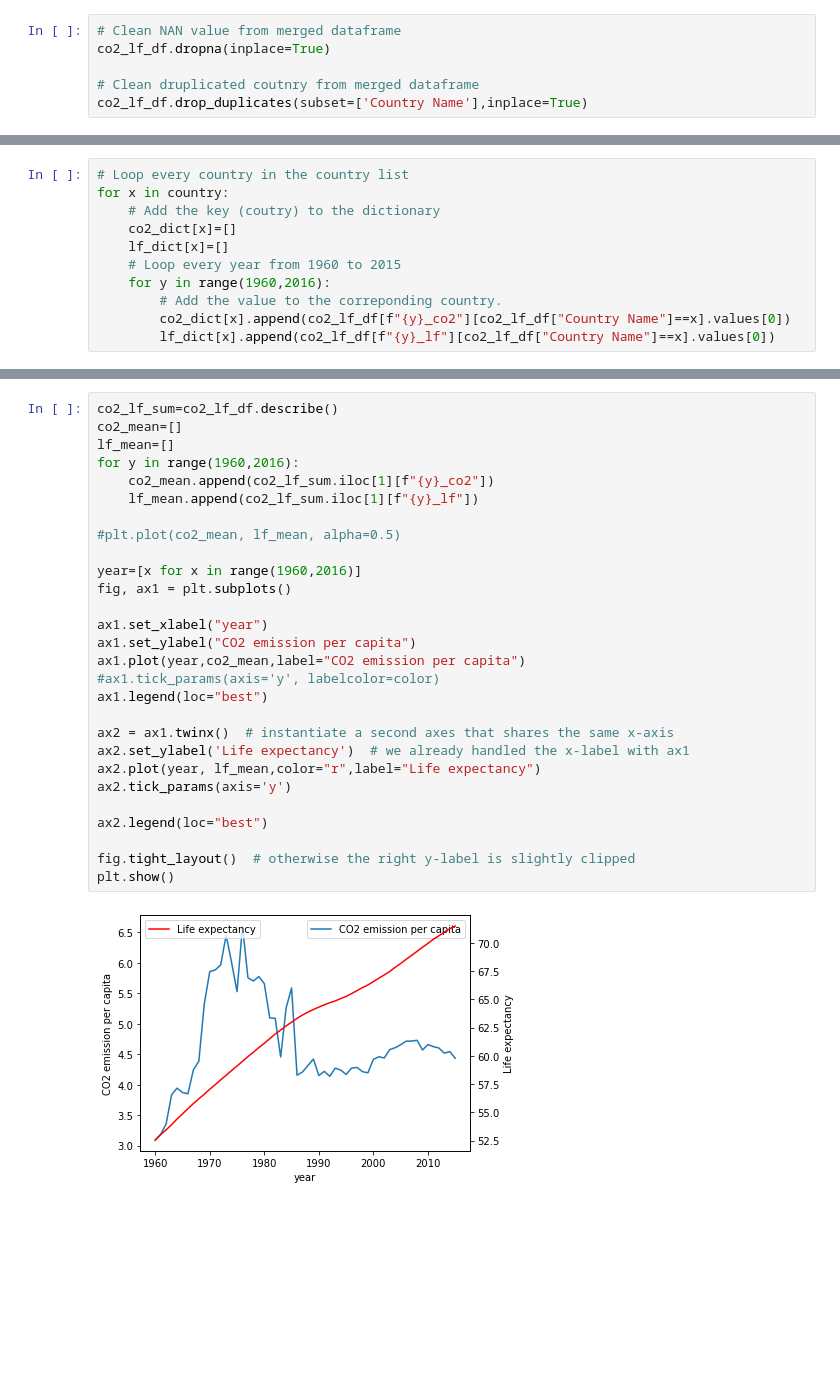
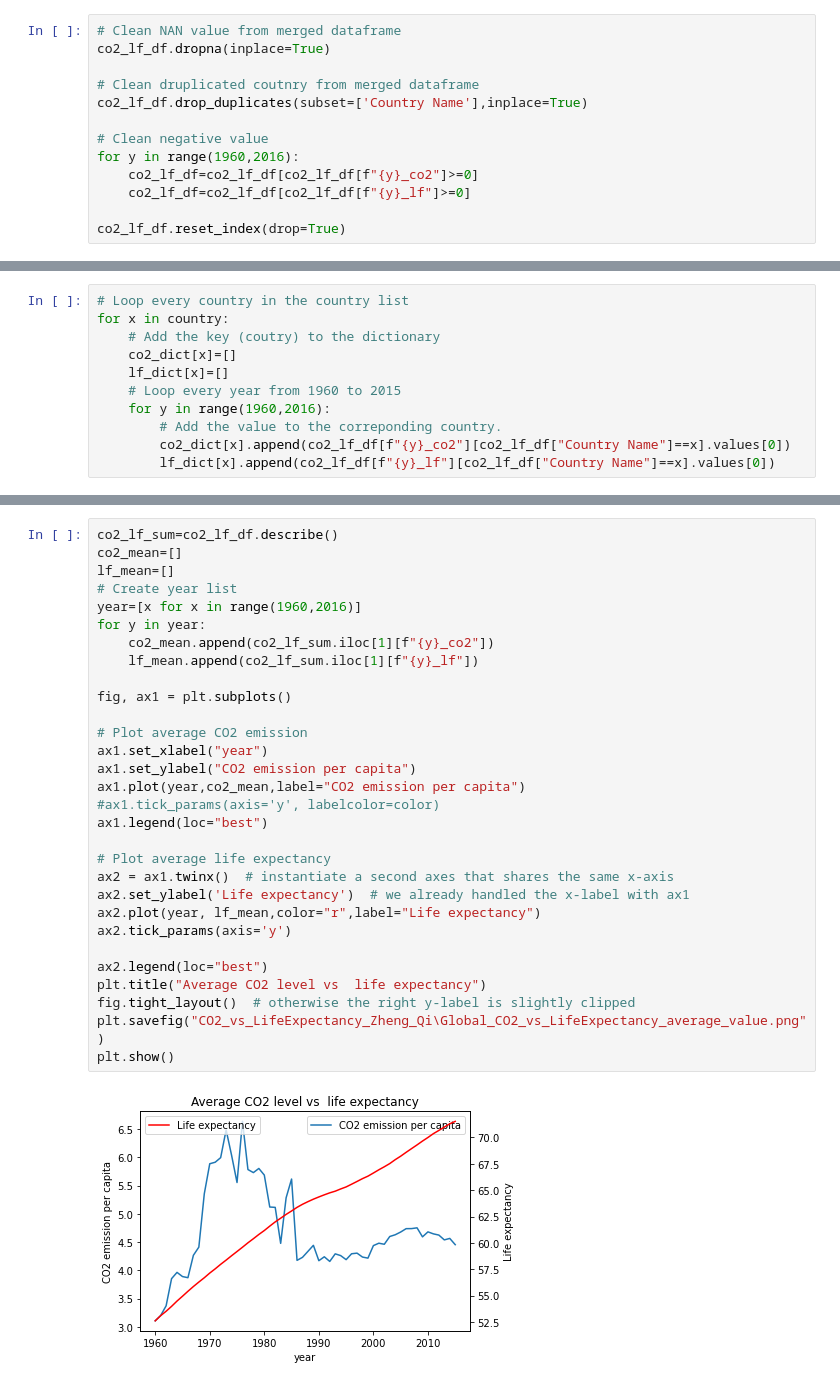
Before and after one commit to Heesu-H/project_1, a Jupyter notebook: CO2_vs_LifeExpectancy_Zheng_Qi.ipynb, the cells around one changed output, grey strips where cells are left out. Drawn from its saved outputs; the diff is of its cells as text; blank space fills up the shorter version.

```diff
--- a/CO2_vs_LifeExpectancy_Zheng_Qi.ipynb
+++ b/CO2_vs_LifeExpectancy_Zheng_Qi.ipynb
@@ -68,3 +68,10 @@ co2_lf_df.dropna(inplace=True)
 
 # Clean druplicated coutnry from merged dataframe
 co2_lf_df.drop_duplicates(subset=['Country Name'],inplace=True)
+
+# Clean negative value
+for y in range(1960,2016):
+    co2_lf_df=co2_lf_df[co2_lf_df[f"{y}_co2"]>=0]
+    co2_lf_df=co2_lf_df[co2_lf_df[f"{y}_lf"]>=0]
+
+co2_lf_df.reset_index(drop=True)
@@ -153,30 +184,32 @@ plt.show()
 # %%
 co2_lf_sum=co2_lf_df.describe()
 co2_mean=[]
 lf_mean=[]
-for y in range(1960,2016):
+# Create year list
+year=[x for x in range(1960,2016)]
+for y in year:
     co2_mean.append(co2_lf_sum.iloc[1][f"{y}_co2"])
     lf_mean.append(co2_lf_sum.iloc[1][f"{y}_lf"])
 
-#plt.plot(co2_mean, lf_mean, alpha=0.5)
-
-year=[x for x in range(1960,2016)]
 fig, ax1 = plt.subplots()
 
+# Plot average CO2 emission
 ax1.set_xlabel("year")
 ax1.set_ylabel("CO2 emission per capita")
 ax1.plot(year,co2_mean,label="CO2 emission per capita")
 #ax1.tick_params(axis='y', labelcolor=color)
 ax1.legend(loc="best")
 
+# Plot average life expectancy
 ax2 = ax1.twinx()  # instantiate a second axes that shares the same x-axis
 ax2.set_ylabel('Life expectancy')  # we already handled the x-label with ax1
 ax2.plot(year, lf_mean,color="r",label="Life expectancy")
 ax2.tick_params(axis='y')
 
 ax2.legend(loc="best")
-
+plt.title("Average CO2 level vs  life expectancy")
 fig.tight_layout()  # otherwise the right y-label is slightly clipped
+plt.savefig("CO2_vs_LifeExpectancy_Zheng_Qi\Global_CO2_vs_LifeExpectancy_average_value.png")
 plt.show()
 # %% [output]
-[figure, old version]
+[figure, new version]
```
Also changed, not shown: parts of 15 cells of this notebook, 5 other files.
